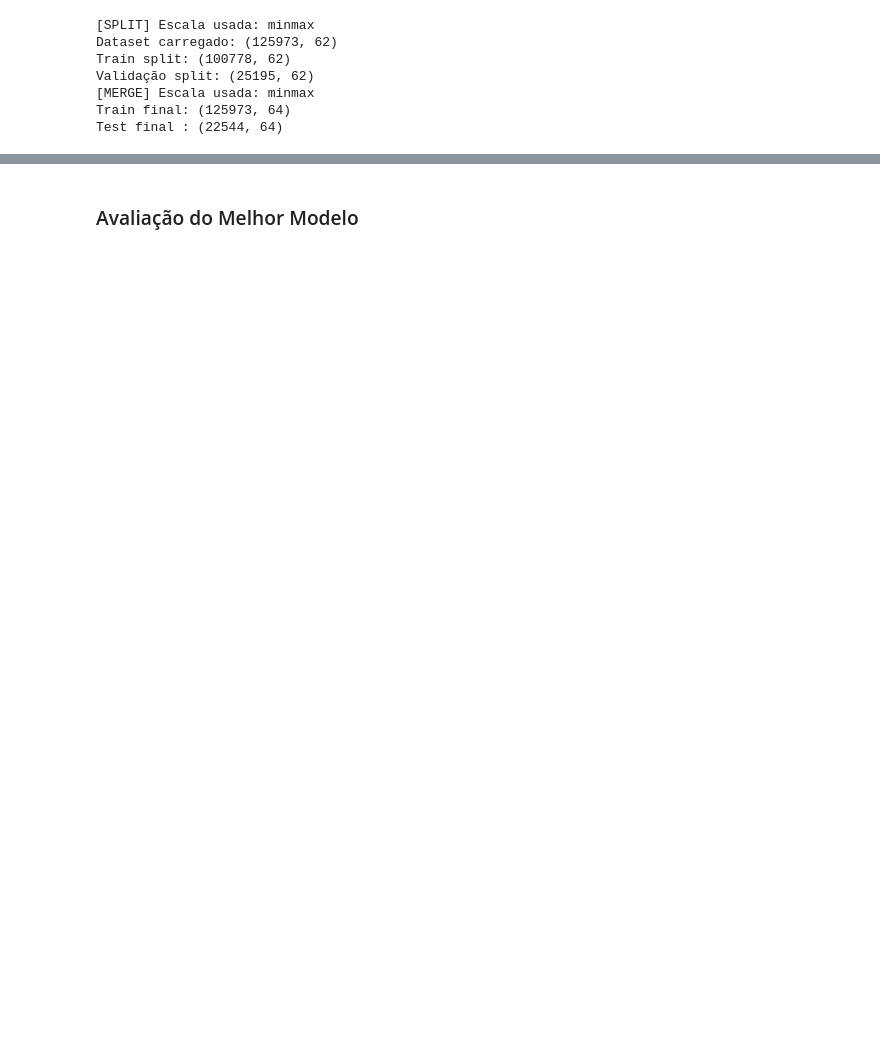
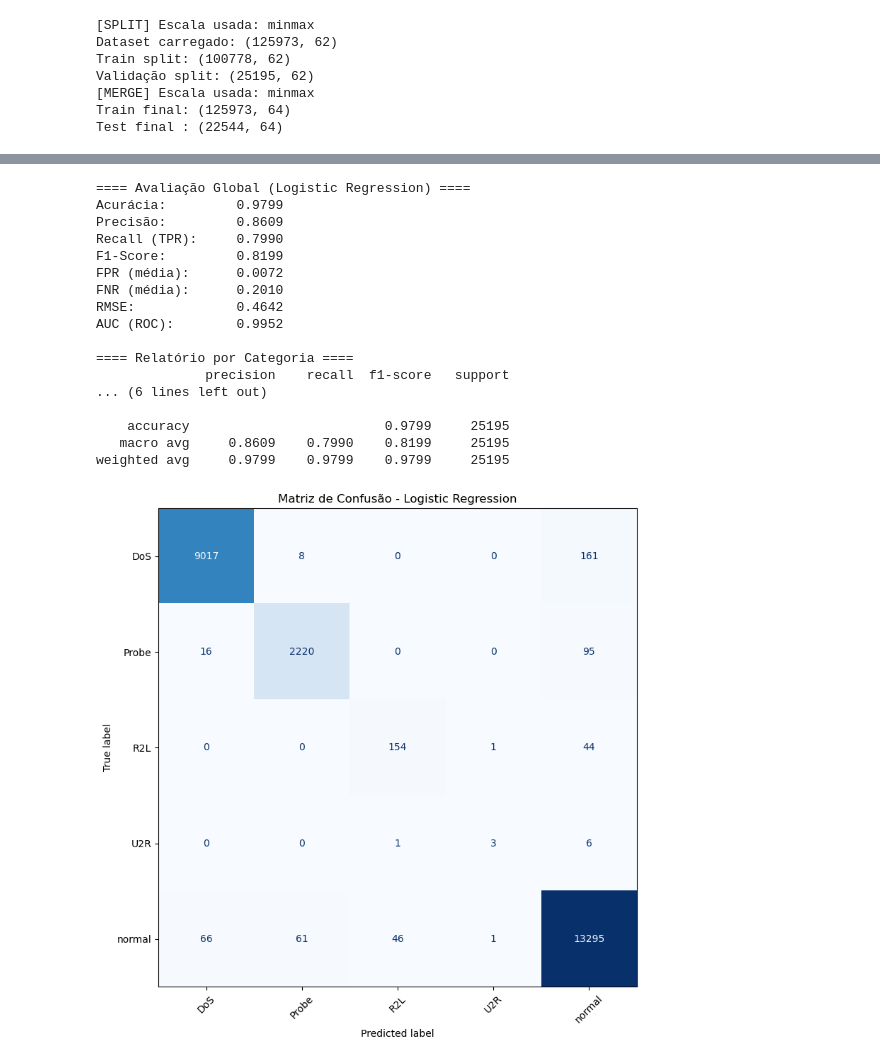
Before and after one commit to pedro-coelho-dr/ml-ids, a Jupyter notebook: notebooks/03_01_logistic_regression.ipynb, the cells around one changed output, grey strips where cells are left out. Drawn from its saved outputs; the diff is of its cells as text; code cells hidden in the pictures; blank space fills up the shorter version.

Commit message:
report

```diff
--- a/notebooks/03_01_logistic_regression.ipynb
+++ b/notebooks/03_01_logistic_regression.ipynb
@@ -275,2 +295,0 @@ plt.show()
-# %% [markdown]
-### Avaliação do Melhor Modelo
@@ -277 +306,78 @@ plt.show()
+# %%
+# Label encoding
+le = LabelEncoder()
+y_val_enc = le.fit_transform(y_val)
+y_pred_enc = le.transform(y_pred)
+
+# Probabilidades para AUC
+y_proba = best_logreg.predict_proba(X_val)
+
+# Métricas principais
+accuracy = accuracy_score(y_val, y_pred)
+precision = precision_score(y_val, y_pred, average='macro')
+recall = recall_score(y_val, y_pred, average='macro')
+f1 = f1_score(y_val, y_pred, average='macro')
+rmse = np.sqrt(mean_squared_error(y_val_enc, y_pred_enc))
+
+# FPR e FNR
+cm = confusion_matrix(y_val_enc, y_pred_enc)
+FP = cm.sum(axis=0) - np.diag(cm)
+FN = cm.sum(axis=1) - np.diag(cm)
+TP = np.diag(cm)
+TN = cm.sum() - (FP + FN + TP)
+
+fpr = np.mean(FP / (FP + TN + 1e-10))
+fnr = np.mean(FN / (FN + TP + 1e-10))
+tpr = recall  # já calculado
+
+# AUC (ROC)
+try:
+    auc = roc_auc_score(y_val_enc, y_proba, multi_class='ovr', average='macro')
+except Exception:
+    auc = None
+
+# Impressão dos resultados
+print("==== Avaliação Global (Logistic Regression) ====")
+print(f"Acurácia:         {accuracy:.4f}")
+print(f"Precisão:         {precision:.4f}")
+print(f"Recall (TPR):     {recall:.4f}")
+print(f"F1-Score:         {f1:.4f}")
+print(f"FPR (média):      {fpr:.4f}")
+print(f"FNR (média):      {fnr:.4f}")
+print(f"RMSE:             {rmse:.4f}")
+print(f"AUC (ROC):        {auc:.4f}" if auc is not None else "AUC (ROC):        Não aplicável")
+
+print("\n==== Relatório por Categoria ====")
+print(classification_report(y_val, y_pred, digits=4))
+
+# Matriz de confusão com labels
+labels = sorted(y_val.unique())
+cm = confusion_matrix(y_val, y_pred, labels=labels)
+
+fig, ax = plt.subplots(figsize=(10, 8))
+disp = ConfusionMatrixDisplay(confusion_matrix=cm, display_labels=labels)
+disp.plot(cmap="Blues", xticks_rotation=45, ax=ax, colorbar=False)
+plt.title("Matriz de Confusão - Logistic Regression")
+plt.grid(False)
+plt.tight_layout()
+plt.show()
+# %% [output]
+==== Avaliação Global (Logistic Regression) ====
+Acurácia:         0.9799
+Precisão:         0.8609
+Recall (TPR):     0.7990
+F1-Score:         0.8199
+FPR (média):      0.0072
+FNR (média):      0.2010
+RMSE:             0.4642
+AUC (ROC):        0.9952
+
+==== Relatório por Categoria ====
+              precision    recall  f1-score   support
+... (6 lines left out)
+
+    accuracy                         0.9799     25195
+   macro avg     0.8609    0.7990    0.8199     25195
+weighted avg     0.9799    0.9799    0.9799     25195
+[figure, added]
 # %%
```
Also changed, not shown: parts of 22 cells of this notebook, 35 other files.
